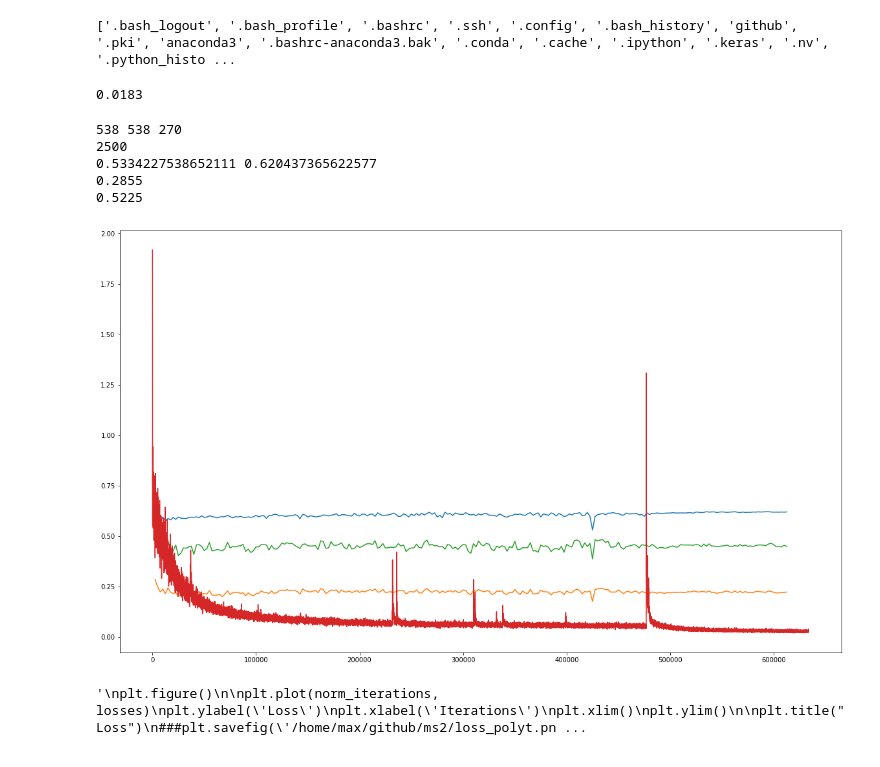
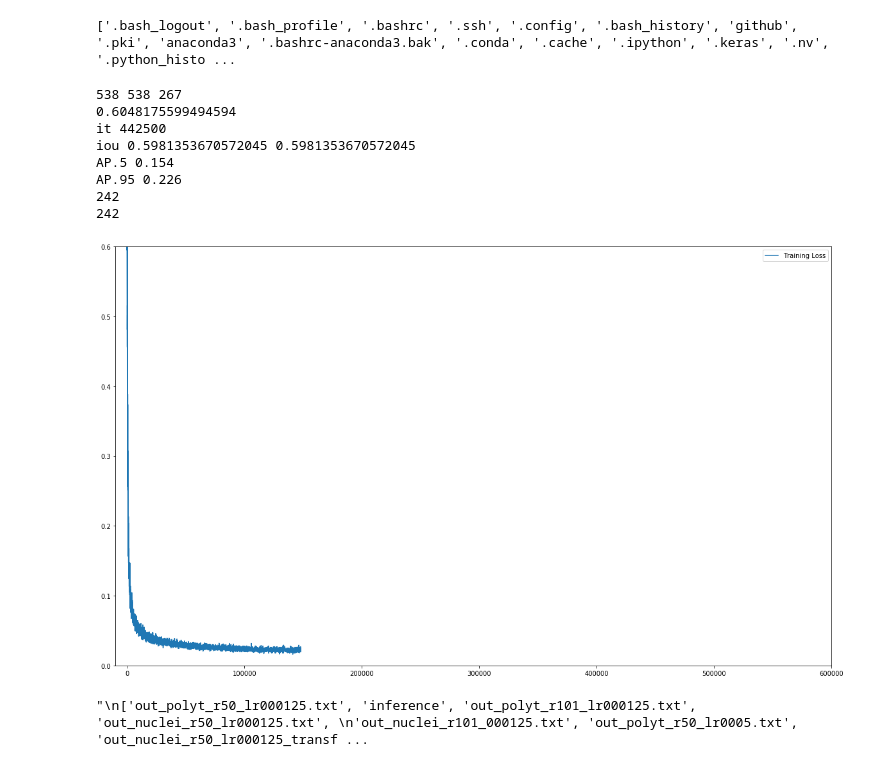
Before and after one commit to maxsenh/nuclei_cell_detect, a Jupyter notebook: parsing/get_loss_new.ipynb, the cells around one changed output. Saved outputs shown, nothing was run; the diff lists cells and outputs as text; code cells hidden in the pictures.

```diff
--- a/parsing/get_loss_new.ipynb
+++ b/parsing/get_loss_new.ipynb
@@ -51,12 +60,12 @@ def eval_vali(fil, iterat, loss):
     av_ap = [float(i.split()[-1]) for i in all_lines if i.startswith(' Average Precision  (AP) @[ IoU=0.50:0.95 | area=   all | maxDets=100')]
     av_ap2 = [float(i.split()[-1]) for i in all_lines if i.startswith(' Average Precision  (AP) @[ IoU=0.50      | area=   all | maxDets=100')]
     print(len(av_iou), len(av_ap), len(models2))
-
+    print(max(av_iou))
     avs_ap2 = []
     avs_iou = []
     avs_ap = []
     models = []
-    for i in range(len(models2)-26):
+    for i in range(len(models2)-25):
         models.append(models2[i])
         #models.append(model[i])
         #avs_iou.append(av_iou[i*2])
@@ -69,19 +78,26 @@ def eval_vali(fil, iterat, loss):
     it_max = 0
     ap2_max  = 0
     for i in range(len(avs_iou)):
-        if avs_ap[i]>ap_max:
+        if avs_iou[i]>iou_max:
             iou_max = avs_iou[i]
             it_max = models[i]
             ap_max = avs_ap[i]
             ap2_max = avs_ap2[i]
-    print(it_max)
-    print(iou_max, max(avs_iou))
-    print(ap_max)
-    print(ap2_max)
-    #print(models)
-    #print(avs_iou)
-    plt.plot(models, avs_iou, models, avs_ap, models, avs_ap2, iterat, loss)
-    #plt.ylim(0.4, 0.65)
+    print('it', it_max)
+    print('iou',iou_max, max(avs_iou))
+    print('AP.5', ap_max)
+    print('AP.95', ap2_max)
+    #for i in range(len(models)-10):
+        #print(models[i], avs_iou[i])
+    print(len(models))
+    print(len(avs_iou))
+    plt.plot(iterat, loss, label='Training Loss')
+    #plt.plot(models, avs_iou, label='Intersection-over-Union')
+    plt.ylim(0, 0.6)
+    plt.xlim(-10000,600000)
+    #plt.title("Training Loss/Validation Accuracy")
+    plt.legend(fancybox = True)
+    #plt.savefig('/home/max/mrcnn_b_work/folder_to_send/loss_nuclei_r50.png', dpi=100)
     plt.show()
     #print(avs_iou)
     #print(models)
@@ -132,32 +148,25 @@ for i, one_line in enumerate(lines_loss):
 
 norm_time = [(max(eta) - i) for i in eta]
 norm_iterations = [i / 100000 for i in iterations]
-print(min(losses))
+#print(min(losses))
-# %% [output]
-0.0183
-# %%
-eval_vali(ROOT + 'out_polyt_r152.txt', iterations, losses)
-'''
-plt.figure()
-
-plt.plot(norm_iterations, losses)
-plt.ylabel('Loss')
-plt.xlabel('Iterations')
-plt.xlim()
-plt.ylim()
-
-plt.title("Loss")
-###plt.savefig('/home/max/github/ms2/loss_polyt.png')
-plt.show()
-'''
-# %% [output]
-538 538 270
-2500
-0.5334227538652111 0.620437365622577
-0.2855
-0.5225
-[figure, removed]
-'\nplt.figure()\n\nplt.plot(norm_iterations, losses)\nplt.ylabel(\'Loss\')\nplt.xlabel(\'Iterations\')\nplt.xlim()\nplt.ylim()\n\nplt.title("Loss")\n###plt.savefig(\'/home/max/github/ms2/loss_polyt.pn ...
+# %%
+eval_vali(result_folder + 'out_nuclei_r50.txt', iterations, losses)
+'''
+['out_polyt_r50_lr000125.txt', 'inference', 'out_polyt_r101_lr000125.txt', 'out_nuclei_r50_lr000125.txt',
+'out_nuclei_r101_000125.txt', 'out_polyt_r50_lr0005.txt', 'out_nuclei_r50_lr000125_transfer.txt',
+'out_nuclei_r101.txt', 'out_nuclei_r152.txt', 'out_nuclei_r50.txt', 'out_polyt_r101.txt', 'out_polyt_r152.txt', 'out_polyt_r50.txt']
+'''
+# %% [output]
+538 538 267
+0.6048175599494594
+it 442500
+iou 0.5981353670572045 0.5981353670572045
+AP.5 0.154
+AP.95 0.226
+242
+242
+[figure, added]
+"\n['out_polyt_r50_lr000125.txt', 'inference', 'out_polyt_r101_lr000125.txt', 'out_nuclei_r50_lr000125.txt', \n'out_nuclei_r101_000125.txt', 'out_polyt_r50_lr0005.txt', 'out_nuclei_r50_lr000125_transf ...
 # %%
 plt.figure()
 
```
Also changed, not shown: parts of 8 cells of this notebook, 18 other files.
